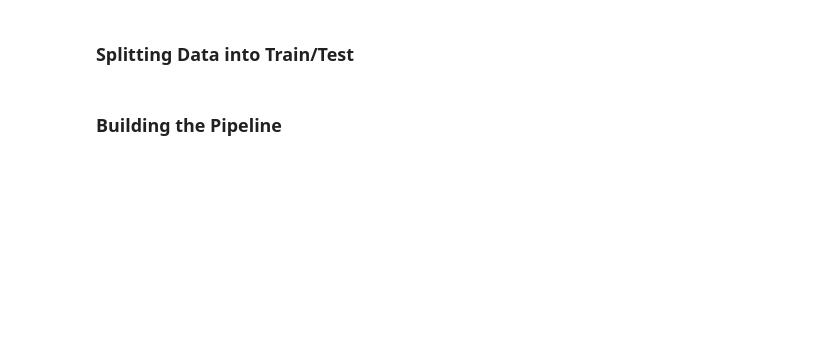
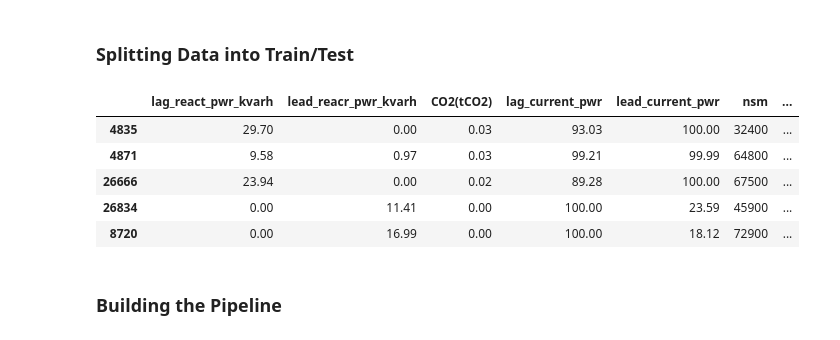
Before and after one commit to IsaiahejWashington/MLA_IEW, a Jupyter notebook: MLA3_IEW.ipynb, the cells around one changed output. Saved outputs shown, nothing was run; the diff lists cells and outputs as text; code cells hidden in the pictures; blank space fills up the shorter version.

```diff
--- a/MLA3_IEW.ipynb
+++ b/MLA3_IEW.ipynb
@@ -257,4 +283,16 @@ Write a general conclusion about the results of your model.
 # %% [markdown]
 ### Splitting Data into Train/Test
+# %%
+X = df.drop(['date', 'usage_kwh'], axis = 1)
+y = df['usage_kwh']
+X_train, X_test, y_train, y_test = train_test_split(X, y, test_size=0.20, random_state=32)
+X_train.head()
+# %% [output]
+|  | lag_react_pwr_kvarh | lead_reacr_pwr_kvarh | CO2(tCO2) | lag_current_pwr | lead_current_pwr | nsm | ... |
+| 4835 | 29.70 | 0.00 | 0.03 | 93.03 | 100.00 | 32400 | ... |
+| 4871 | 9.58 | 0.97 | 0.03 | 99.21 | 99.99 | 64800 | ... |
+| 26666 | 23.94 | 0.00 | 0.02 | 89.28 | 100.00 | 67500 | ... |
+| 26834 | 0.00 | 11.41 | 0.00 | 100.00 | 23.59 | 45900 | ... |
+| 8720 | 0.00 | 16.99 | 0.00 | 100.00 | 18.12 | 72900 | ... |
 # %% [markdown]
 ### Building the Pipeline
```
Also changed, not shown: parts of 12 cells of this notebook.
